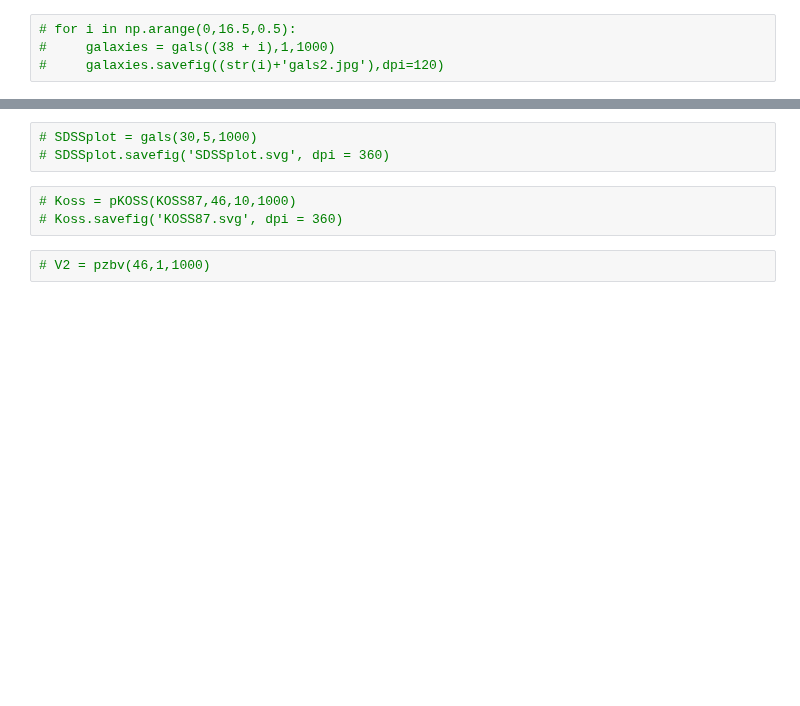
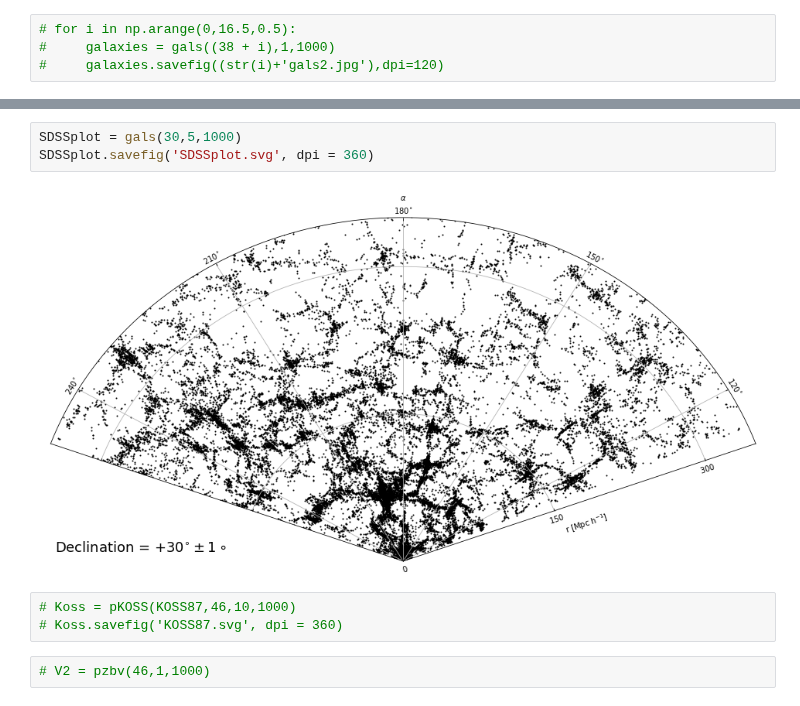
Before and after one commit to DESI-UR/Void_analysis, a Jupyter notebook: nb/Taryn_Lovan/VAST_dec_slices_Custom.ipynb, the cells around one changed output, grey strips where cells are left out. Saved outputs shown, nothing was run; the diff lists cells and outputs as text; blank space fills up the shorter version.

```diff
--- a/nb/Taryn_Lovan/VAST_dec_slices_Custom.ipynb
+++ b/nb/Taryn_Lovan/VAST_dec_slices_Custom.ipynb
@@ -916,6 +916,8 @@ V2.savefig('bV2plot.svg', dpi = 360)
 # %%
-# SDSSplot = gals(30,5,1000)
-# SDSSplot.savefig('SDSSplot.svg', dpi = 360)
+SDSSplot = gals(30,5,1000)
+SDSSplot.savefig('SDSSplot.svg', dpi = 360)
+# %% [output]
+[figure, added]
 # %%
 # Koss = pKOSS(KOSS87,46,10,1000)
 # Koss.savefig('KOSS87.svg', dpi = 360)
```
Also changed, not shown: parts of 3 cells of this notebook, 1 other file.
